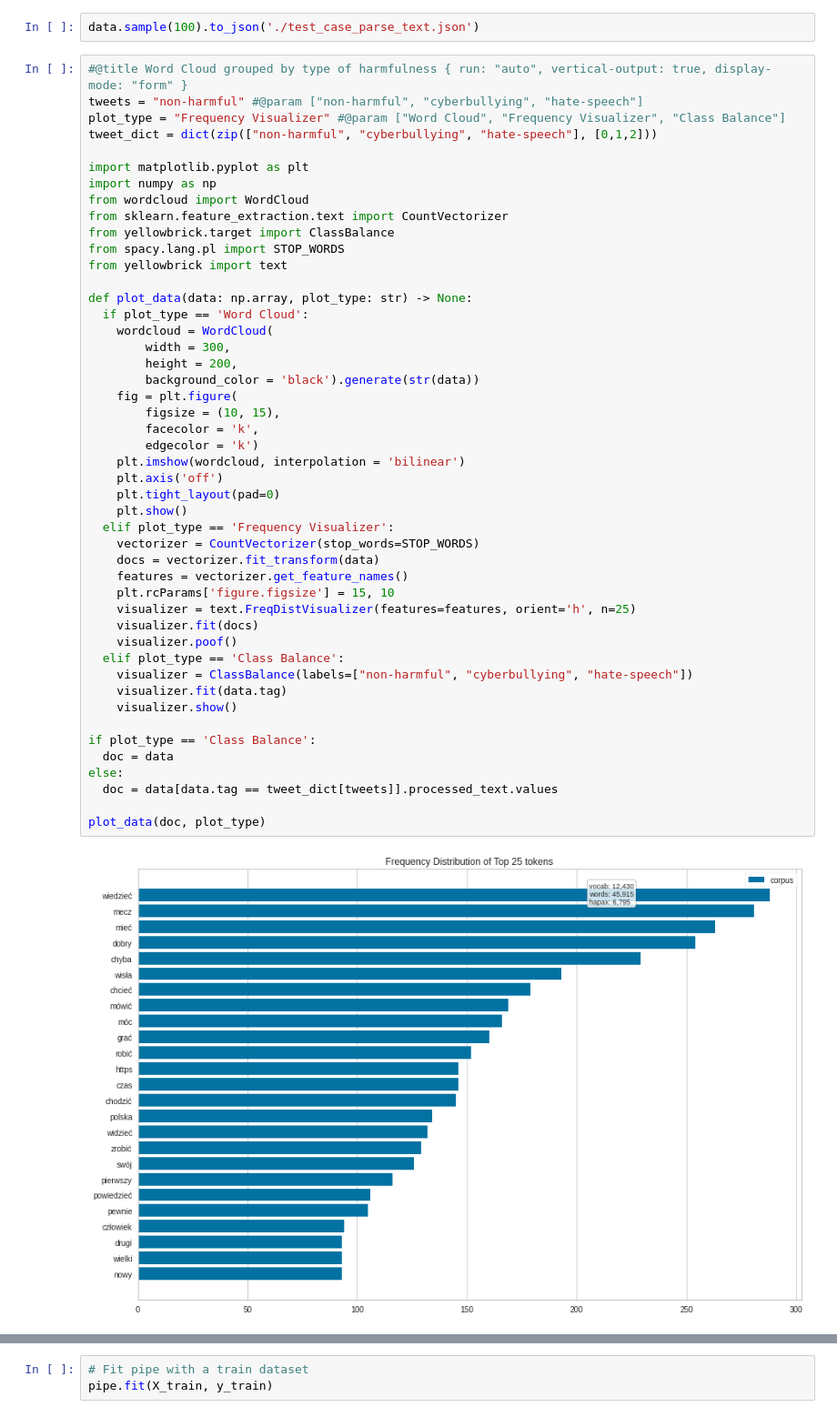
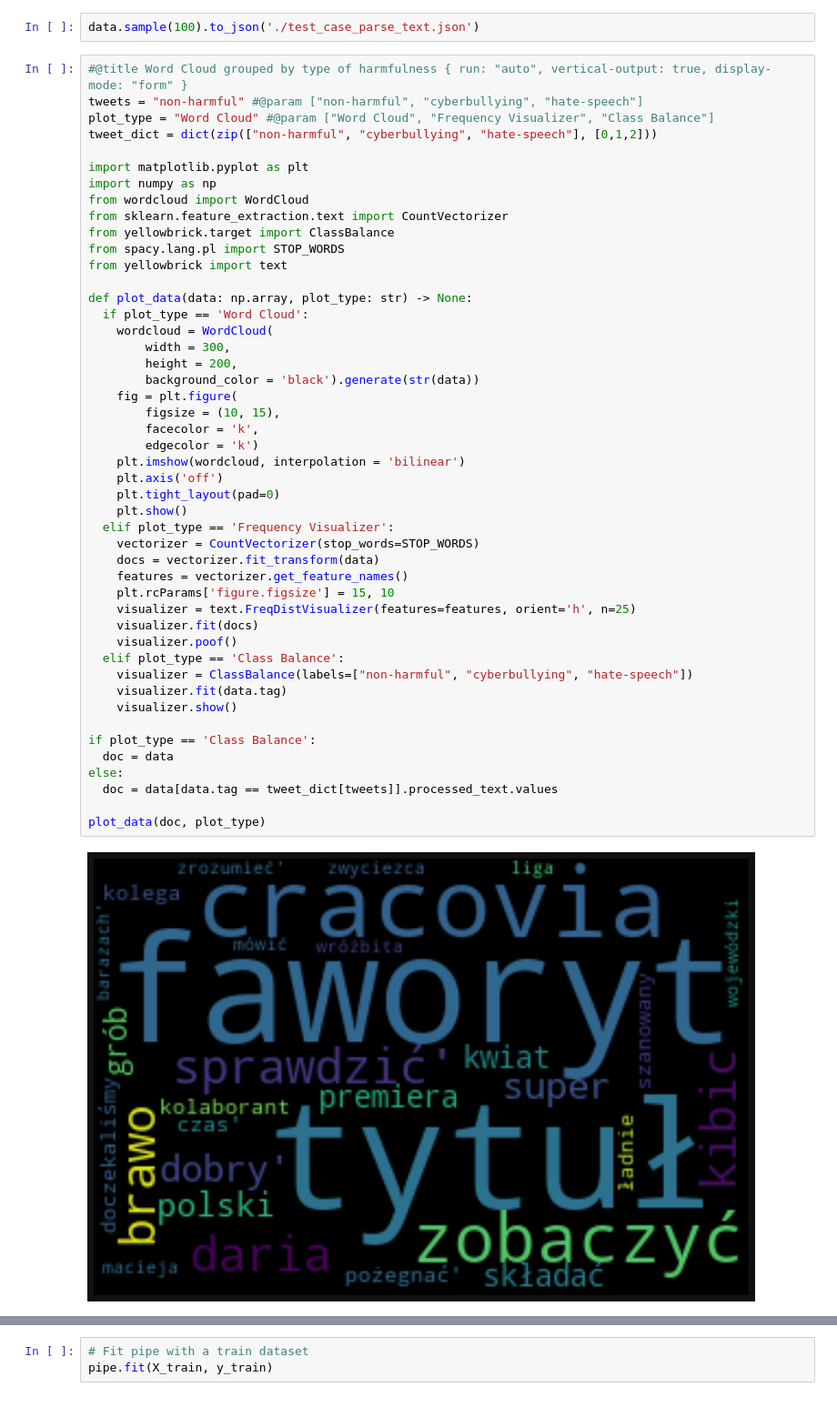
Before and after one commit to g0lemXIV/harmfulness_app, a Jupyter notebook: notebooks/Experiment_0_20200910.ipynb, the cells around one changed output, grey strips where cells are left out. Shown at 91% size. Drawn from its saved outputs; the diff is of its cells as text.

```diff
--- a/notebooks/Experiment_0_20200910.ipynb
+++ b/notebooks/Experiment_0_20200910.ipynb
@@ -90,7 +108,7 @@ data.sample(100).to_json('./test_case_parse_text.json')
 # %%
 #@title Word Cloud grouped by type of harmfulness { run: "auto", vertical-output: true, display-mode: "form" }
 tweets = "non-harmful" #@param ["non-harmful", "cyberbullying", "hate-speech"]
-plot_type = "Frequency Visualizer" #@param ["Word Cloud", "Frequency Visualizer", "Class Balance"]
+plot_type = "Word Cloud" #@param ["Word Cloud", "Frequency Visualizer", "Class Balance"]
 tweet_dict = dict(zip(["non-harmful", "cyberbullying", "hate-speech"], [0,1,2]))
 
 import matplotlib.pyplot as plt
@@ -108,31 +126,31 @@ def plot_data(data: np.array, plot_type: str) -> None:
         height = 200,
         background_color = 'black').generate(str(data))
     fig = plt.figure(
         figsize = (10, 15),
         facecolor = 'k',
         edgecolor = 'k')
     plt.imshow(wordcloud, interpolation = 'bilinear')
     plt.axis('off')
     plt.tight_layout(pad=0)
     plt.show()
   elif plot_type == 'Frequency Visualizer':
     vectorizer = CountVectorizer(stop_words=STOP_WORDS)
     docs = vectorizer.fit_transform(data)
     features = vectorizer.get_feature_names()
     plt.rcParams['figure.figsize'] = 15, 10
     visualizer = text.FreqDistVisualizer(features=features, orient='h', n=25)
     visualizer.fit(docs)
     visualizer.poof()
   elif plot_type == 'Class Balance':
     visualizer = ClassBalance(labels=["non-harmful", "cyberbullying", "hate-speech"])
     visualizer.fit(data.tag)
     visualizer.show()
 
 if plot_type == 'Class Balance':
   doc = data
 else:
   doc = data[data.tag == tweet_dict[tweets]].processed_text.values
 
 plot_data(doc, plot_type)
 # %% [output]
-[figure, old version]
+[figure, new version]
```
Also changed, not shown: parts of 16 cells of this notebook, 1 other file.
